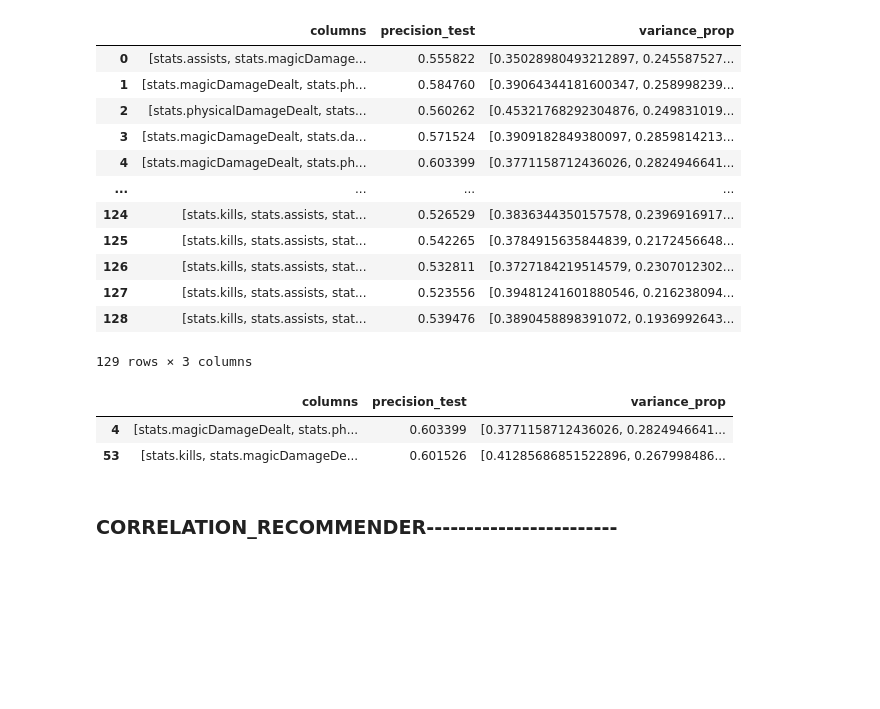
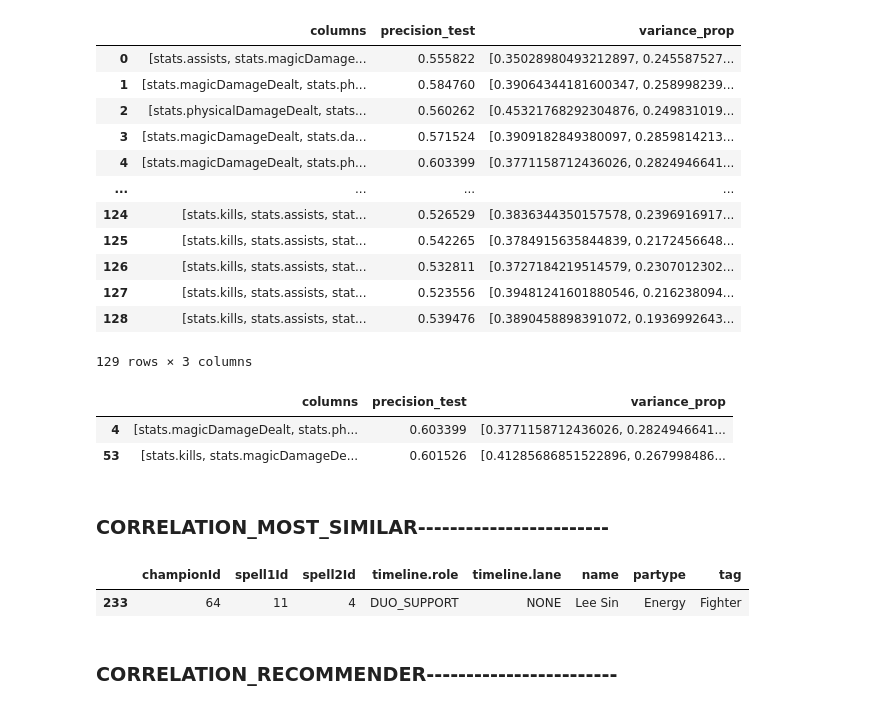
Before and after one commit to Haradai/lol-datascience-project, a Jupyter notebook: Models.ipynb, the cells around one changed output. Drawn from its saved outputs; the diff is of its cells as text; code cells hidden in the pictures; blank space fills up the shorter version.

```diff
--- a/Models.ipynb
+++ b/Models.ipynb
@@ -313,3 +320,13 @@ results_df[results_df["precision_test"]>0.6]
 |  | columns | precision_test | variance_prop |
 | 4 | [stats.magicDamageDealt, stats.ph... | 0.603399 | [0.3771158712436026, 0.2824946641... |
 | 53 | [stats.kills, stats.magicDamageDe... | 0.601526 | [0.41285686851522896, 0.267998486... |
+# %% [markdown]
+### CORRELATION_MOST_SIMILAR------------------------
+# %%
+#we will take as an input random entry from x
+input = x.iloc[3333]
+x_without_input = x.drop(index=3333)
+correlation_most_sim(x.iloc[:300],y,input,methd="pearson",topN=1)[0] #using only 300 of x for quick testing
+# %% [output]
+|  | championId | spell1Id | spell2Id | timeline.role | timeline.lane | name | partype | tag |
+| 233 | 64 | 11 | 4 | DUO_SUPPORT | NONE | Lee Sin | Energy | Fighter |
```
Also changed, not shown: parts of 18 cells of this notebook.
